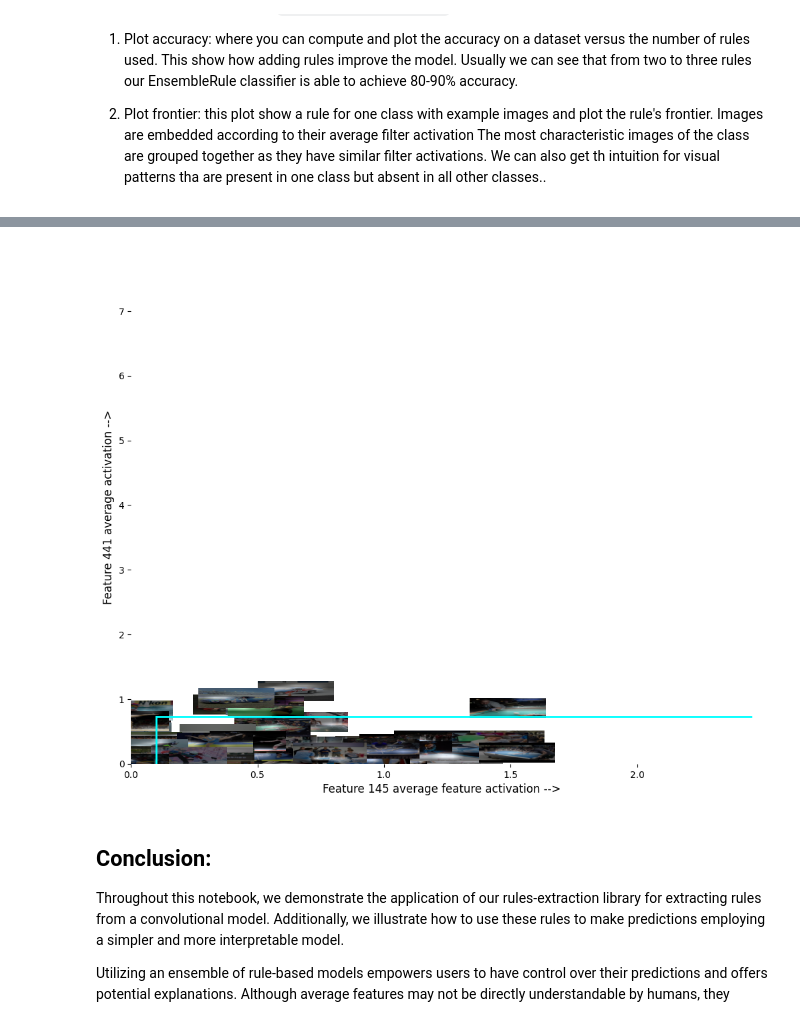
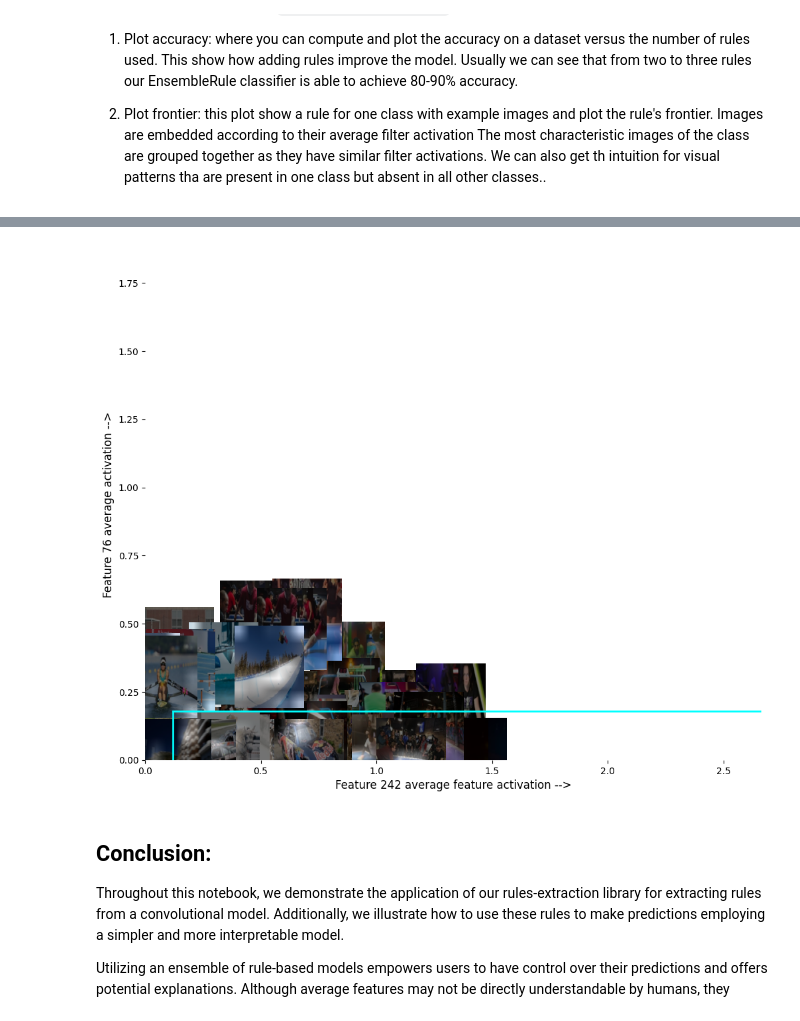
Before and after one commit to HES-XPLAIN/notebooks, a Jupyter notebook: use_case_sport_classification/rules_extraction_demo.ipynb, the cells around one changed output, grey strips where cells are left out. Drawn from its saved outputs; the diff is of its cells as text; code cells hidden in the pictures.

```diff
--- a/use_case_sport_classification/rules_extraction_demo.ipynb
+++ b/use_case_sport_classification/rules_extraction_demo.ipynb
@@ -152,20 +151,3 @@ From this point, we'll utilize class and functions from the rules-extraction pyt
 **Extract rules**: Once we got the image representation we can extract rules from a RandomForestClassifier model using the `rules_extraction.utils.extract_all_rules` function. You have the flexibility to pass parameters to customize your Random Forest model as needed. We recommend using `max_depth=2` to ensure the rules remain understandable.
 
 **Rank Rules**: To reduce complexity we can rank rules and we will later use only some of the top ranked rules to. This method use a simple percpetron and use weight to classify rules importance. The logic is encapsulated in the `rules_extraction.rules.RuleRanker.rank_rules` method.l.
-# %%
-# create filtered loaders
-
-model = model
-loader = test_loader
-device = device
-
-# test set
-correct_test_idx = filter_dataset(model=model, loader=loader, device=device)
-test_filtered_dataset = Subset(test_loader.dataset, correct_test_idx)
-test_filtered_dataloader = DataLoader(dataset=test_filtered_dataset, batch_size=test_loader.batch_size, shuffle=False)
-
-loader = train_loader
-#train set
-correct_train_idx = filter_dataset(model=model, loader=loader, device=device)
-train_filtered_dataset = Subset(train_loader.dataset, correct_train_idx)
-train_filtered_dataloader = DataLoader(dataset=train_filtered_dataset, batch_size=train_loader.batch_size, shuffle=False)
@@ -172,8 +193,15 @@ train_filtered_dataloader = DataLoader(dataset=train_filtered_dataset, batch_siz
 # %%
 # compute avg features map
 
-test_features = compute_avg_features(model, test_filtered_dataloader, idx_to_names, device)
-train_features = compute_avg_features(model, train_filtered_dataloader, idx_to_names, device)
+# extract of .csv or .zip
+if os.path.exists('./features_map_train.csv'):
+    train_features = compute_avg_features(use_existing=True, csv_path='./features_map_train.csv')
+elif os.path.exists('./features_map_train.zip'):
+    import zipfile
+    with zipfile.ZipFile('./features_map_train.zip', 'r') as zip_ref:
+        zip_ref.extractall(os.path.dirname('./features_map_train.csv'))
+    train_features = compute_avg_features(use_existing=True, csv_path='./features_map_train.csv')
 
+test_features = compute_avg_features(use_existing=True, csv_path='./features_map_test.csv')
 test_features
 # %% [output]
@@ -268,7 +298,7 @@ plot_accuracy(rules, df_test, class_name=None, n=9, save_path=None)
 # %%
-plot_frontier(train_features, rule=rules[1], target_class='air hockey', model=model, alpha=0.55, device=device)
+plot_frontier(train_features, rule=rules[0], target_class='air hockey', model=model, alpha=0.55, device=device)
 # %% [output]
-[figure, old version]
+[figure, new version]
 # %% [markdown]
 ## Conclusion:
 
```
Also changed, not shown: parts of 5 cells of this notebook, 2 other files.
